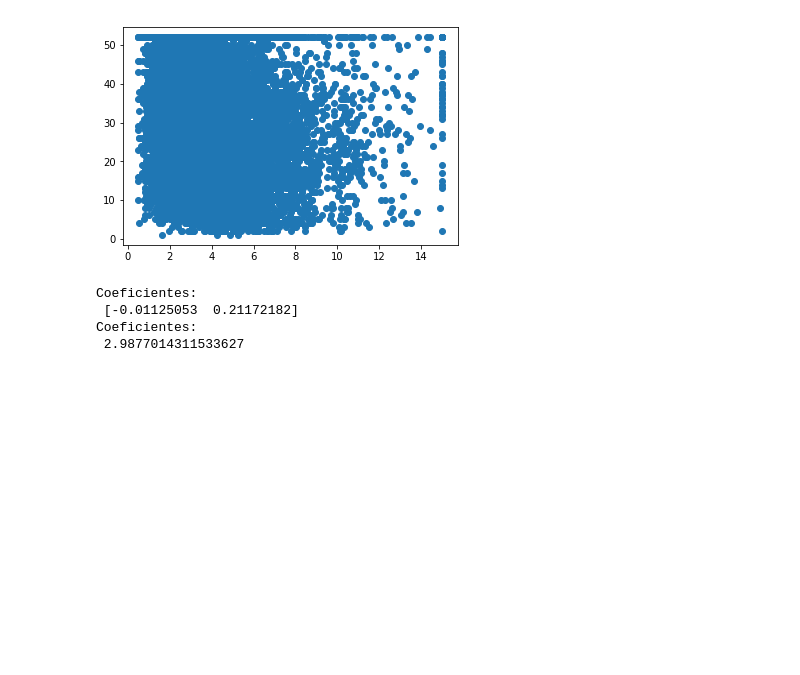
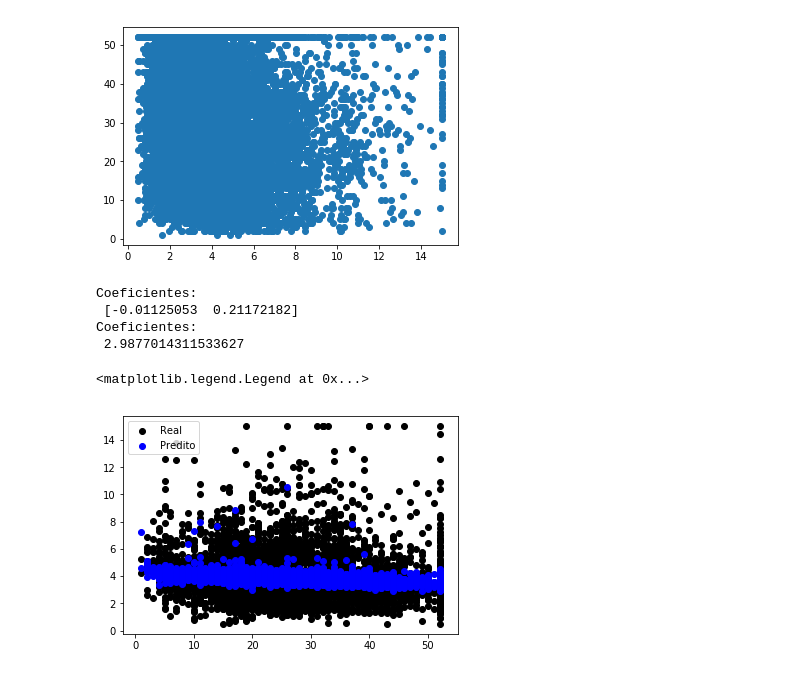
Before and after one commit to Jaudir/topicosic, a Jupyter notebook: equipe/regression/regressaoCodigo.ipynb, the cells around one changed output. Cells and saved outputs as stored; diff of their text form; code cells hidden in the pictures; blank space fills up the shorter version.

```diff
--- a/equipe/regression/regressaoCodigo.ipynb
+++ b/equipe/regression/regressaoCodigo.ipynb
@@ -103,18 +103,19 @@ Coeficientes:
 # %%
 a1 = regr.coef_[0]
 a2 = regr.coef_[1]
 b = regr.intercept_
 
 #prediz manualmente os valores com base nos coeficientes encontrados na regressao
-y_teste = a1*X_v["HouseAge"] +a2*X_v["AveRooms"]+b
+y_teste = a1*X_test["HouseAge"] +a2*X_test["AveRooms"]+b
 
 #exibe o valor predito manualmente y_teste, que começa de 486
 #exibe o valor real y_t
 #exibe o valor predito pela regressão linear
 
-print(y_teste[486], y_train[0],y_pred[0])
-
 #plota todos os valores de validação
-plt.scatter(X_test["LSTAT"], y_v,  color='black')
-plt.scatter(X_v["LSTAT"], y_pred, color='blue')
+plt.scatter(X_test["HouseAge"], y_test,  color='black')
+plt.scatter(X_test["HouseAge"], y_teste, color='blue')
 plt.legend(["Real", "Predito"])
+# %% [output]
+<matplotlib.legend.Legend at 0x...>
+[figure, added]
```
Also changed, not shown: 2 other files.
